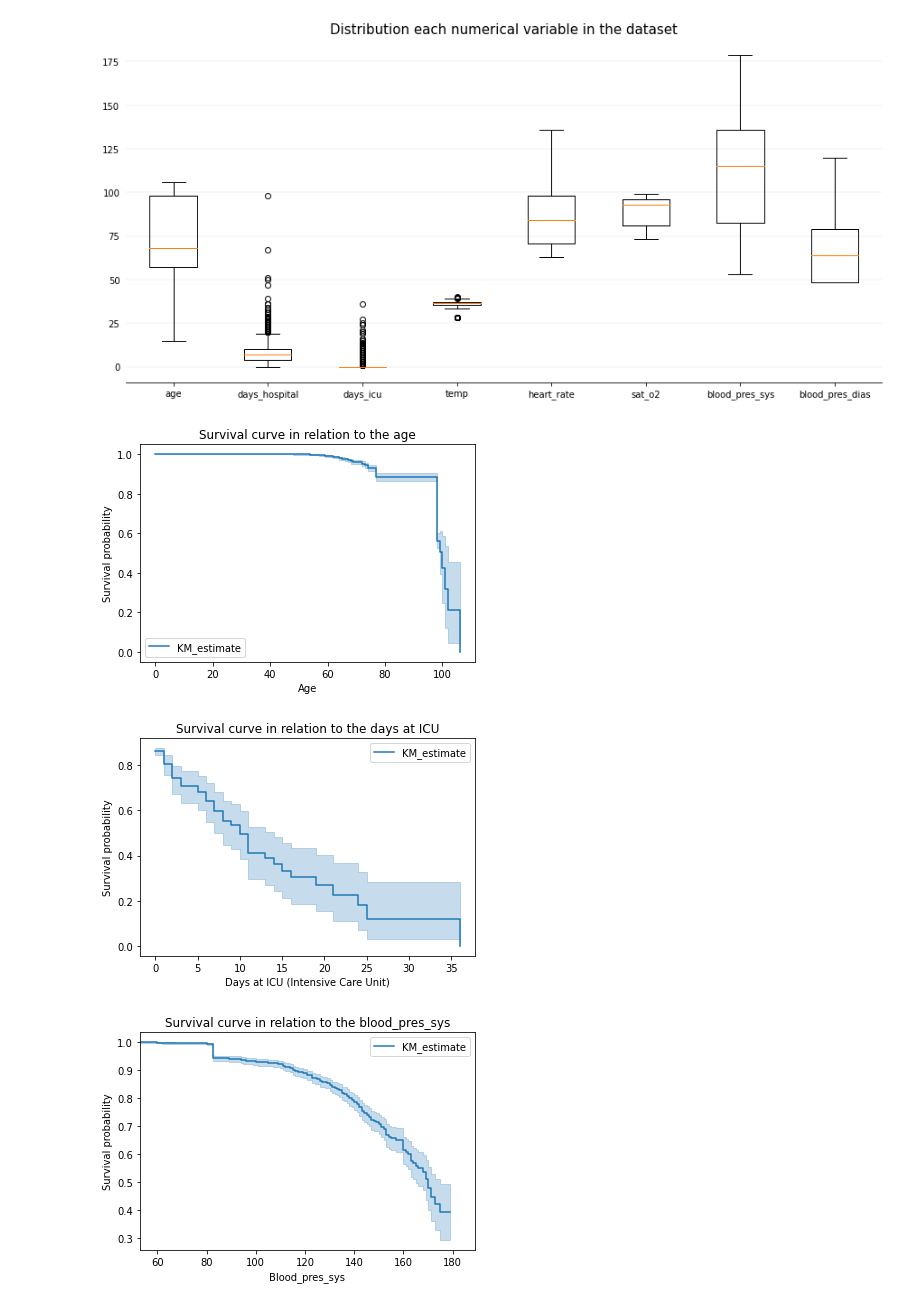
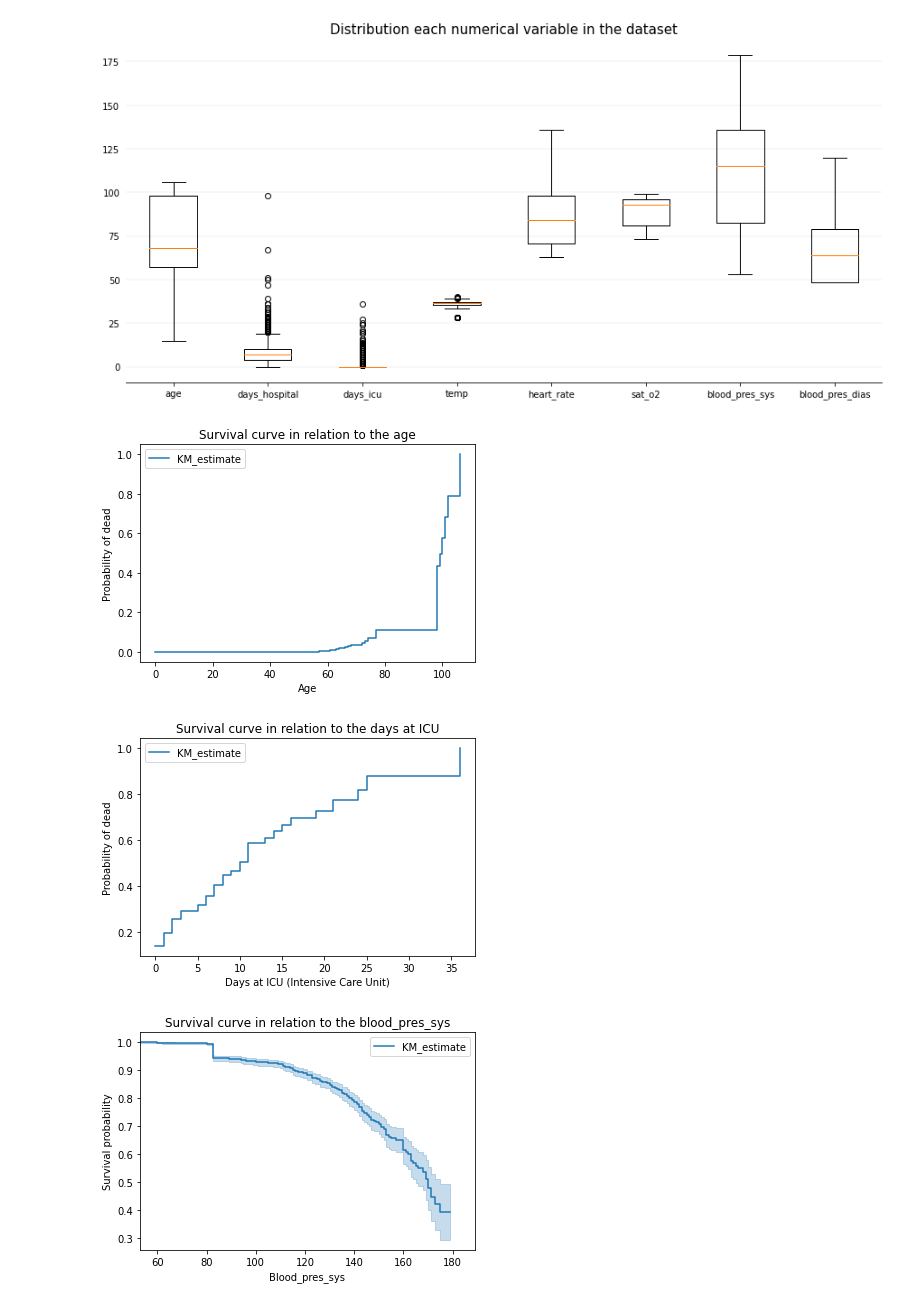
Before and after one commit to lesmesrafa/covid19-analytics, a Jupyter notebook: main_code.ipynb, the cells around one changed output. Drawn from its saved outputs; the diff is of its cells as text; code cells hidden in the pictures.

```diff
--- a/main_code.ipynb
+++ b/main_code.ipynb
@@ -821,25 +784,34 @@ kmf = KaplanMeierFitter()
 x = df_preprocessed_ohe['age']
 y = df_preprocessed_ohe['exitus']
 kmf.fit(x, event_observed = y)
-kmf.plot_survival_function()
+index = list(kmf.survival_function_.index)
+probability = list(kmf.survival_function_['KM_estimate'])
+probability_reverse = [1-x for x in probability]
+plt.plot(index, probability_reverse, drawstyle='steps-post')
 plt.title("Survival curve in relation to the age")
 plt.xlabel("Age")
-plt.ylabel("Survival probability")
+plt.ylabel("Probability of dead")
+plt.legend(["KM_estimate"])
 plt.show()
 # %% [output]
-[figure, old version]
+[figure, new version]
 # %%
 kmf = KaplanMeierFitter()
 x = df_preprocessed_ohe['days_icu']
 y = df_preprocessed_ohe['exitus']
 kmf.fit(x, event_observed = y)
-kmf.plot_survival_function()
+index = list(kmf.survival_function_.index)
+probability = list(kmf.survival_function_['KM_estimate'])
+probability_reverse = [1-x for x in probability]
+plt.plot(index, probability_reverse, drawstyle='steps-post')
+plt.legend(["Kaplan Meier"])
 plt.title("Survival curve in relation to the days at ICU")
 plt.xlabel("Days at ICU (Intensive Care Unit)")
-plt.ylabel("Survival probability")
+plt.ylabel("Probability of dead")
+plt.legend(["KM_estimate"])
 plt.show()
 # %% [output]
-[figure, old version]
+[figure, new version]
 # %%
 kmf = KaplanMeierFitter()
 x = df_preprocessed_ohe['blood_pres_sys']
```
Also changed, not shown: parts of 50 cells of this notebook.
